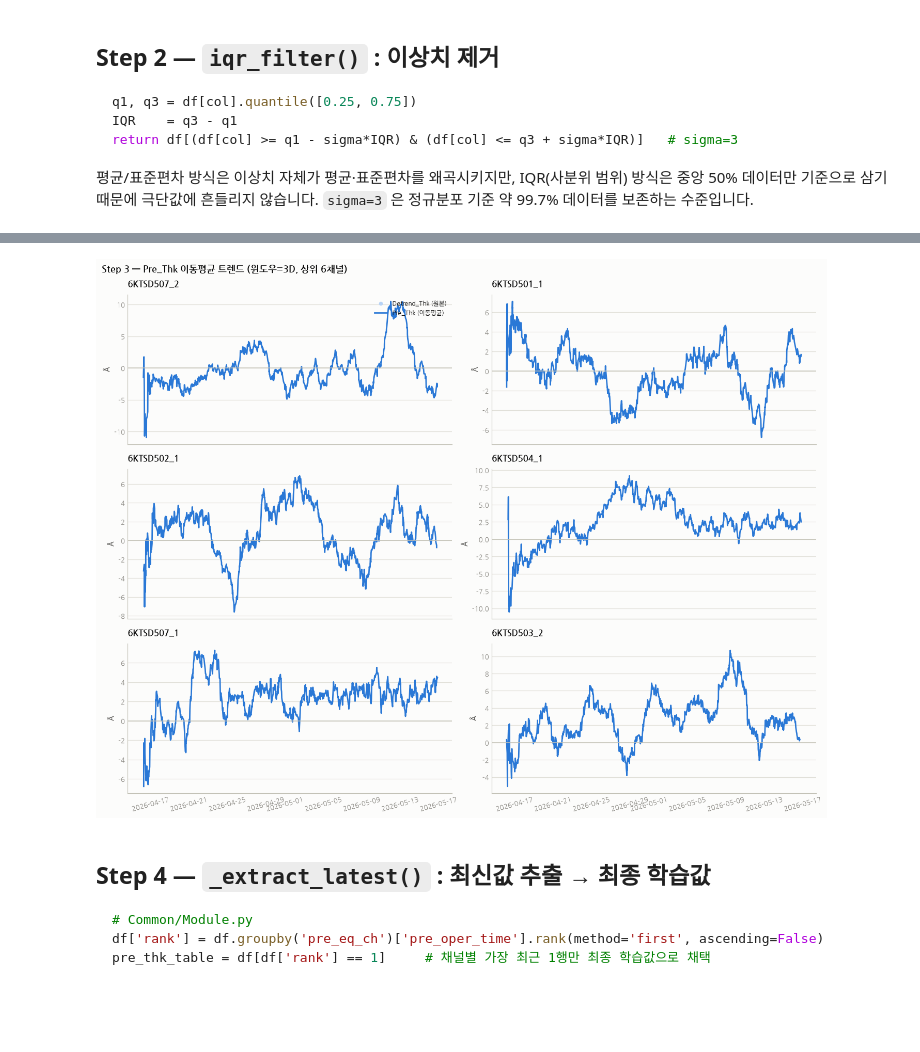
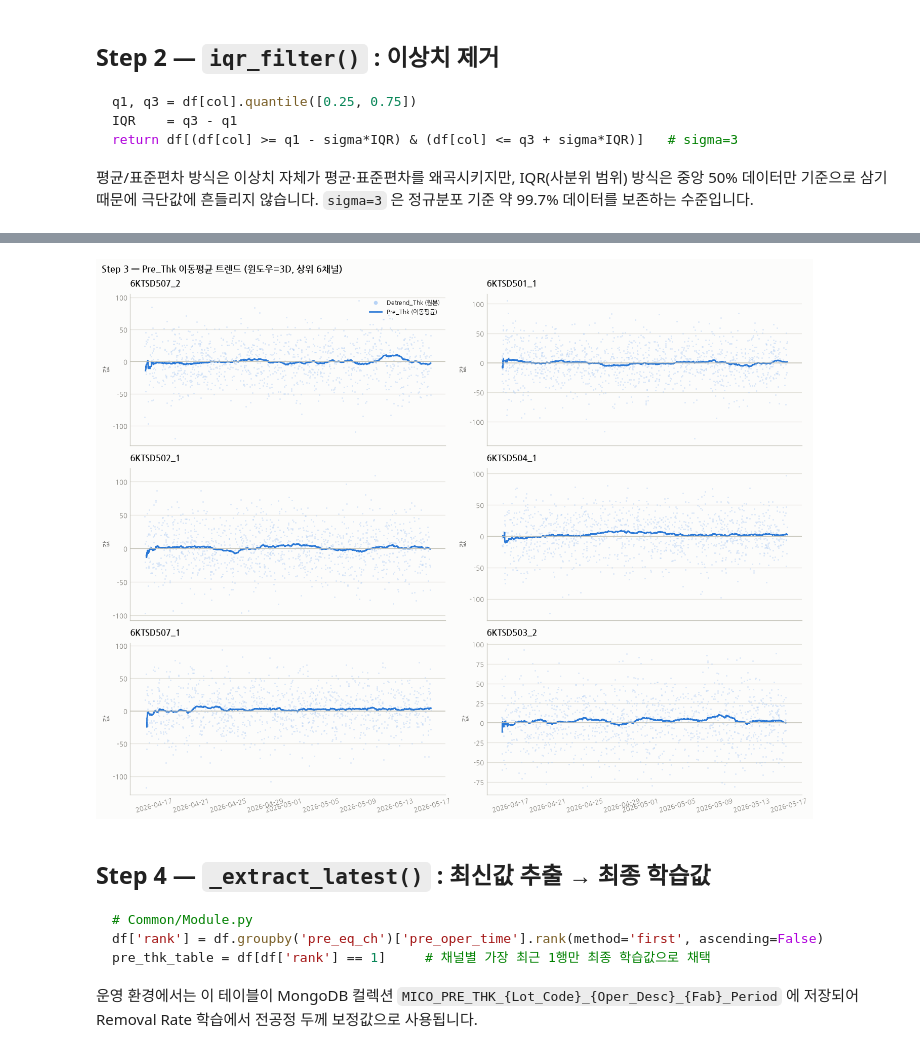
Before and after one commit to bonheon/MICO_Web, a Jupyter notebook: notebooks/Pre_thickness_VM.ipynb, the cells around one changed output, grey strips where cells are left out. Saved outputs shown, nothing was run; the diff lists cells and outputs as text; code cells hidden in the pictures; blank space fills up the shorter version.

````diff
--- a/notebooks/Pre_thickness_VM.ipynb
+++ b/notebooks/Pre_thickness_VM.ipynb
@@ -442,10 +598,12 @@ for pre_eq_ch 별:
 # %%
-pre_thk_df_rolled = PRE_THK_VM_Get.rolling_mean(pre_thk_df_filtered, 'Detrend_Thk', Pre_Thk_Period, min_count=10)
+if use_moving_avg or use_itm:
+    pre_df_rolled = PRE_THK_VM_Get.rolling_mean(pre_df_filtered, value_col, Pre_Thk_Period, min_count=min_count)
 
-valid = pre_thk_df_rolled.dropna(subset=['Pre_Thk'])
-print(f'rolling_mean 결과 : {len(pre_thk_df_rolled):,}행')
-print(f'pre_eq_ch 채널 수 : {pre_thk_df_rolled["pre_eq_ch"].nunique()}개')
-print(f'Pre_Thk 유효 건수 : {len(valid):,}행 (min_count=10 미달 구간은 NaN)')
-
-valid.groupby('pre_eq_ch').size().sort_values(ascending=False).rename('유효 건수').to_frame()
+    valid = pre_df_rolled.dropna(subset=['Pre_Thk'])
+    print(f'rolling_mean 결과 : {len(pre_df_rolled):,}행')
+    print(f'pre_eq_ch 채널 수 : {pre_df_rolled["pre_eq_ch"].nunique()}개')
+    print(f'Pre_Thk 유효 건수 : {len(valid):,}행 (min_count={min_count} 미달 구간은 NaN)')
+    display(valid.groupby('pre_eq_ch').size().sort_values(ascending=False).rename('유효 건수').to_frame())
+else:
+    print('회귀 전용 경로 — 이 단계는 건너뜁니다')
 # %% [output]
@@ -473,30 +631,36 @@ Pre_Thk 유효 건수 : 18,580행 (min_count=10 미달 구간은 NaN)
 # %%
-top_ch = (valid.groupby('pre_eq_ch')['Pre_Thk_Count'].max()
-               .sort_values(ascending=False).head(6).index.tolist())
+if use_moving_avg or use_itm:
+    # 데이터 많은 순으로 최대 6개 채널의 트렌드 표시
+    top_ch = (valid.groupby('pre_eq_ch')['Pre_Thk_Count'].max()
+                   .sort_values(ascending=False).head(6).index.tolist())
+    n_rows = (len(top_ch) + 1) // 2
 
-fig, axes = plt.subplots(3, 2, figsize=(13, 10), sharex=True)
-fig.suptitle(f'Step 3 — Pre_Thk 이동평균 트렌드 (윈도우={Pre_Thk_Period}, 상위 6채널)',
-             fontsize=12, fontweight='bold', color=INK_PRIMARY, x=0.01, ha='left')
+    fig, axes = plt.subplots(n_rows, 2, figsize=(13, 3.4 * n_rows), sharex=True, squeeze=False)
+    fig.suptitle(f'Step 3 — Pre_Thk 이동평균 트렌드 (윈도우={Pre_Thk_Period}, 상위 {len(top_ch)}채널)',
+                 fontsize=12, fontweight='bold', color=INK_PRIMARY, x=0.01, ha='left')
 
-for ax, ch in zip(axes.flatten(), top_ch):
-    raw = pre_thk_df_filtered[pre_thk_df_filtered['pre_eq_ch'] == ch] if 'pre_eq_ch' in pre_thk_df_filtered.columns else pd.DataFrame()
-    sub = valid[valid['pre_eq_ch'] == ch].sort_values('pre_oper_time')
+    axes_flat = axes.flatten()
+    for ax, ch in zip(axes_flat, top_ch):
+        raw = pre_df_rolled[pre_df_rolled['pre_eq_ch'] == ch]
+        sub = valid[valid['pre_eq_ch'] == ch].sort_values('pre_oper_time')
+        ax.scatter(raw['pre_oper_time'], raw[value_col], s=4, alpha=0.25, color=RAW_COLOR, linewidths=0)
+        ax.plot(sub['pre_oper_time'], sub['Pre_Thk'], color=PALETTE[0], linewidth=1.8)
+        ax.axhline(0, color=BASELINE, linewidth=1)
+        style_ax(ax, title=ch, ylabel='값', legend=False)
+        ax.tick_params(axis='x', rotation=15)
+    for ax in axes_flat[len(top_ch):]:
+        ax.set_visible(False)
 
-    if not raw.empty:
-        ax.scatter(raw['pre_oper_time'], raw['Detrend_Thk'], s=4, alpha=0.25, color=RAW_COLOR, linewidths=0)
-    ax.plot(sub['pre_oper_time'], sub['Pre_Thk'], color=PALETTE[0], linewidth=1.8)
-    ax.axhline(0, color=BASELINE, linewidth=1)
-    style_ax(ax, title=ch, ylabel='Å', legend=False)
-    ax.tick_params(axis='x', rotation=15)
+    axes_flat[0].scatter([], [], s=16, color=RAW_COLOR, label=f'{value_col} (원본)')
+    axes_flat[0].plot([], [], color=PALETTE[0], linewidth=1.8, label='Pre_Thk (이동평균)')
+    axes_flat[0].legend(fontsize=8, frameon=False, loc='upper right')
 
-axes[0, 0].scatter([], [], s=16, color=RAW_COLOR, label='Detrend_Thk (원본)')
-axes[0, 0].plot([], [], color=PALETTE[0], linewidth=1.8, label='Pre_Thk (이동평균)')
-axes[0, 0].legend(fontsize=8, frameon=False, loc='upper right')
-
-plt.tight_layout()
-plt.show()
+    plt.tight_layout()
+    plt.show()
+else:
+    print('회귀 전용 경로 — 이 단계는 건너뜁니다')
 # %% [output]
-[figure, old version]
+[figure, new version]
 # %% [markdown]
 ## Step 4 — `_extract_latest()` : 최신값 추출 → 최종 학습값
 
@@ -505,4 +669,8 @@ plt.show()
 df['rank'] = df.groupby('pre_eq_ch')['pre_oper_time'].rank(method='first', ascending=False)
 pre_thk_table = df[df['rank'] == 1]     # 채널별 가장 최근 1행만 최종 학습값으로 채택
 ```
+
+운영 환경에서는 이 테이블이 MongoDB 컬렉션
+`MICO_PRE_THK_{Lot_Code}_{Oper_Desc}_{Fab}_Period` 에 저장되어
+Removal Rate 학습에서 전공정 두께 보정값으로 사용됩니다.
 # %%
````
Also changed, not shown: parts of 43 cells of this notebook.
